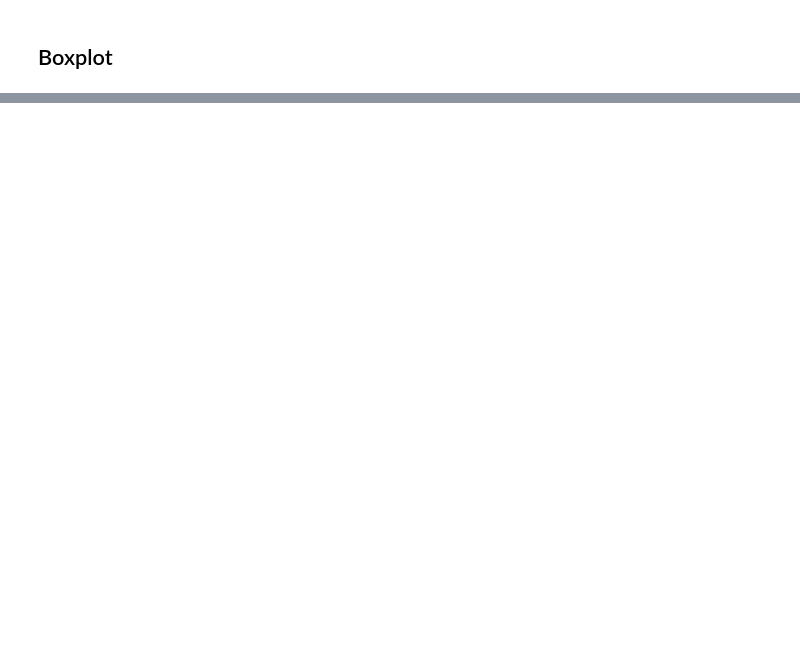
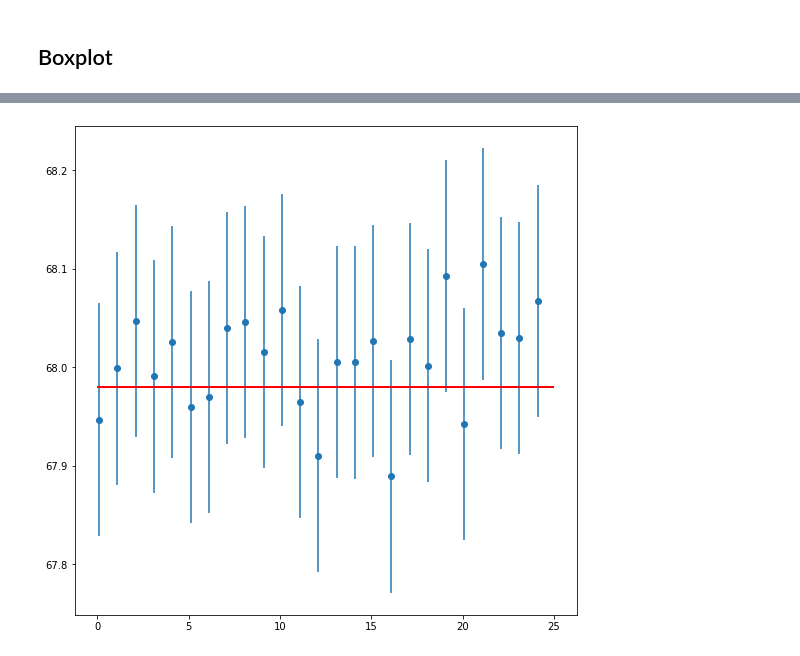
Before and after one commit to saksshiii/Confidence-Interval, a Jupyter notebook: Confidence Interval.ipynb, the cells around one changed output, grey strips where cells are left out. Drawn from its saved outputs; the diff is of its cells as text; code cells hidden in the pictures; blank space fills up the shorter version.

```diff
--- a/Confidence Interval.ipynb
+++ b/Confidence Interval.ipynb
@@ -216,0 +266,32 @@ plt.show()
+# %%
+np.random.seed(12)
+
+sample_size=1000
+
+intervals=[]
+sample_means=[]
+
+for sample in range(25):
+    sample = np.random.choice(a=col,size=sample_size)
+    sample_mean=sample.mean()
+    sample_means.append(sample_mean)
+
+    z_critical=stats.norm.ppf(q=0.975)
+
+    stdev=col.std()
+
+    stats.norm.ppf(q=0.025)
+
+    margin_of_error=z_critical*(stdev/np.sqrt(sample_size))
+
+    confidence_interval=(sample_mean-margin_of_error,sample_mean+margin_of_error)
+
+    intervals.append(confidence_interval)
+# %%
+plt.figure(figsize=(9,9))
+
+plt.errorbar(x=np.arange(0.1,25,1),y=sample_means, yerr=[(top-bot)/2 for top,bot in intervals], fmt='o')
+
+plt.hlines(xmin=0,xmax=25, y=67.98, linewidth=2.0,color="red");
+# %% [output]
+[figure, added]
```
Also changed, not shown: parts of 5 cells of this notebook.
